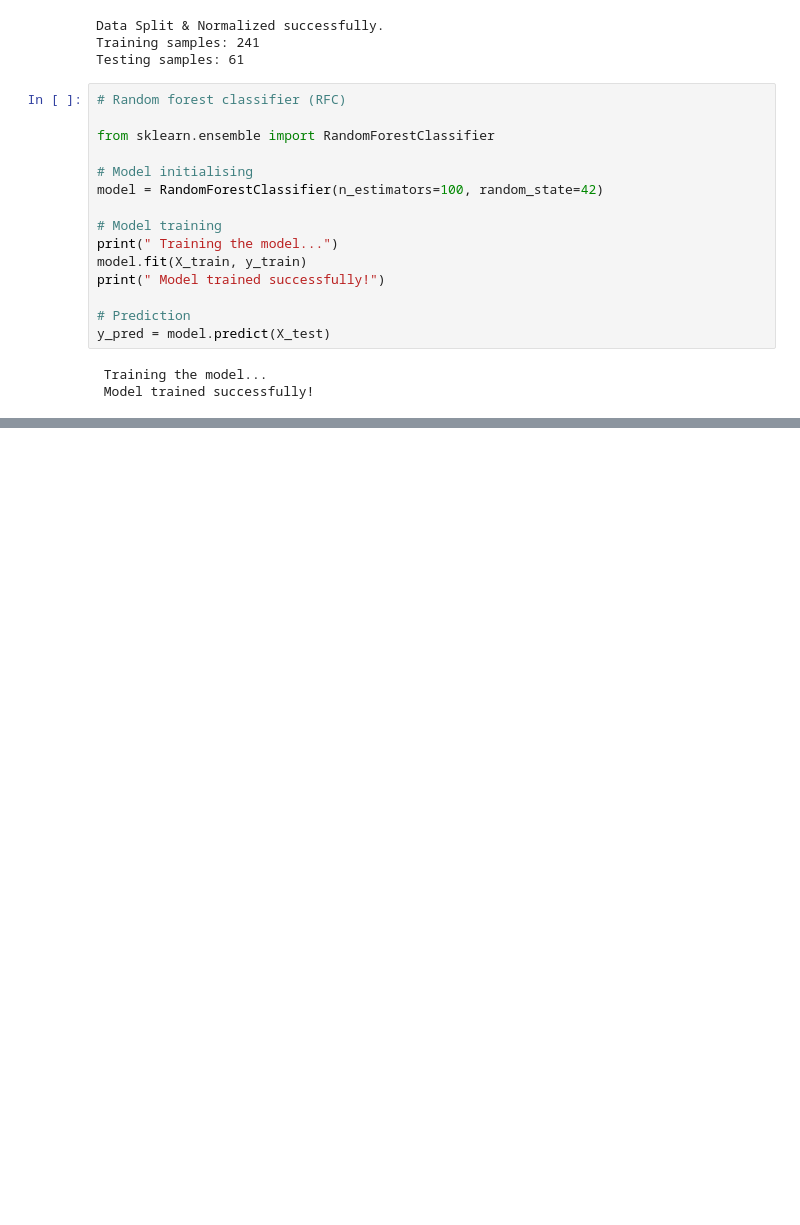
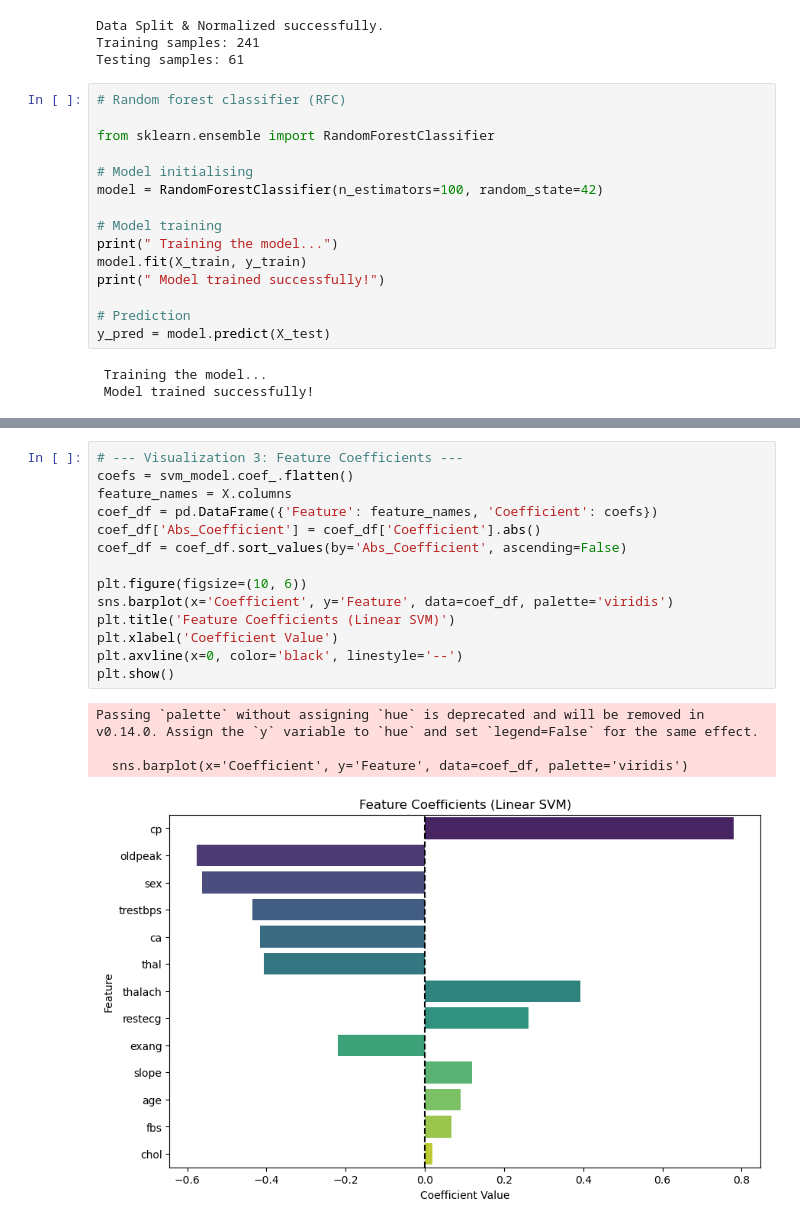
Before and after one commit to XPing617/AI-Assignment, a Jupyter notebook: AI Assignment/Heart_Desease_Prediction.ipynb, the cells around one changed output, grey strips where cells are left out. Saved outputs shown, nothing was run; the diff lists cells and outputs as text; blank space fills up the shorter version.

```diff
--- a/AI Assignment/Heart_Desease_Prediction.ipynb
+++ b/AI Assignment/Heart_Desease_Prediction.ipynb
@@ -300,0 +371,19 @@ dtype: float64
+# %%
+# --- Visualization 3: Feature Coefficients ---
+coefs = svm_model.coef_.flatten()
+feature_names = X.columns
+coef_df = pd.DataFrame({'Feature': feature_names, 'Coefficient': coefs})
+coef_df['Abs_Coefficient'] = coef_df['Coefficient'].abs()
+coef_df = coef_df.sort_values(by='Abs_Coefficient', ascending=False)
+
+plt.figure(figsize=(10, 6))
+sns.barplot(x='Coefficient', y='Feature', data=coef_df, palette='viridis')
+plt.title('Feature Coefficients (Linear SVM)')
+plt.xlabel('Coefficient Value')
+plt.axvline(x=0, color='black', linestyle='--')
+plt.show()
+# %% [output]
+Passing `palette` without assigning `hue` is deprecated and will be removed in v0.14.0. Assign the `y` variable to `hue` and set `legend=False` for the same effect.
+
+  sns.barplot(x='Coefficient', y='Feature', data=coef_df, palette='viridis')
+[figure, added]
```
Also changed, not shown: parts of 15 cells of this notebook.
